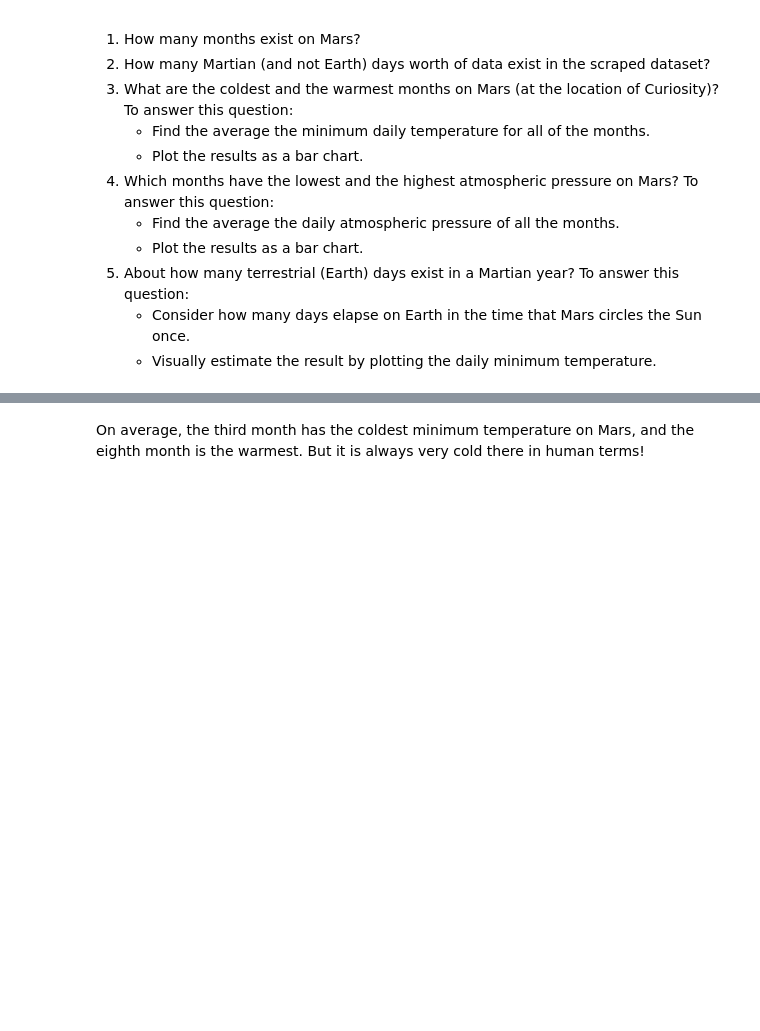
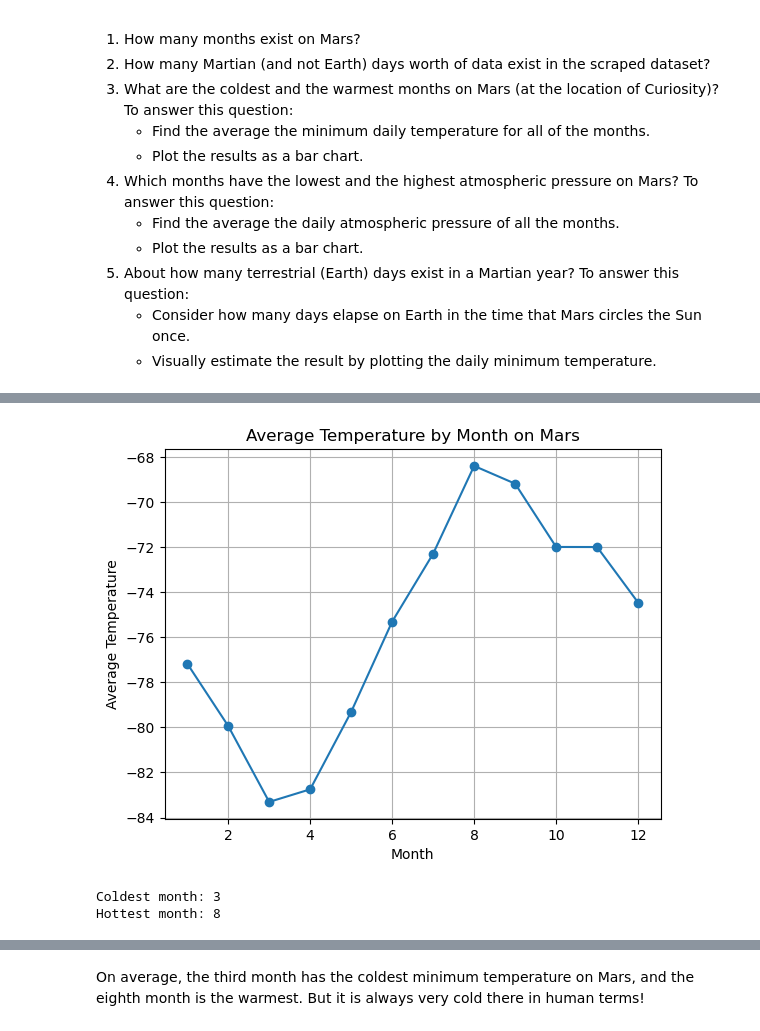
Before and after one commit to niganmarin/mars-challenge, a Jupyter notebook: Starter_Code/part_2_mars_weather.ipynb, the cells around one changed output, grey strips where cells are left out. Drawn from its saved outputs; the diff is of its cells as text; code cells hidden in the pictures; blank space fills up the shorter version.

```diff
--- a/Starter_Code/part_2_mars_weather.ipynb
+++ b/Starter_Code/part_2_mars_weather.ipynb
@@ -174,2 +210,30 @@ Analyze your dataset by using Pandas functions to answer the following questions
+# %%
+# Plot the average temperature by month
+# Calculate the average temperature by month
+monthly_avg_temp = df.groupby('month')['min_temp'].mean()
+
+# Plot the average temperature as a line graph
+monthly_avg_temp.plot(x='month', y='min_temp', marker='o')
+plt.xlabel('Month')
+plt.ylabel('Average Temperature')
+plt.title('Average Temperature by Month on Mars')
+plt.grid(True)
+plt.show()
+# %% [output]
+[figure, added]
+# %%
+# Identify the coldest and hottest months in Curiosity's location
+# Calculate the average minimum daily temperature by month
+monthly_min_temp = df.groupby('month')['min_temp'].mean()
+
+# Find the coldest and hottest months
+coldest_month = monthly_min_temp.idxmin()
+hottest_month = monthly_min_temp.idxmax()
+
+print("Coldest month:", coldest_month)
+print("Hottest month:", hottest_month)
+# %% [output]
+Coldest month: 3
+Hottest month: 8
 # %%
 # 4. Average pressure by Martian month
```
Also changed, not shown: parts of 15 cells of this notebook, 1 other file.
